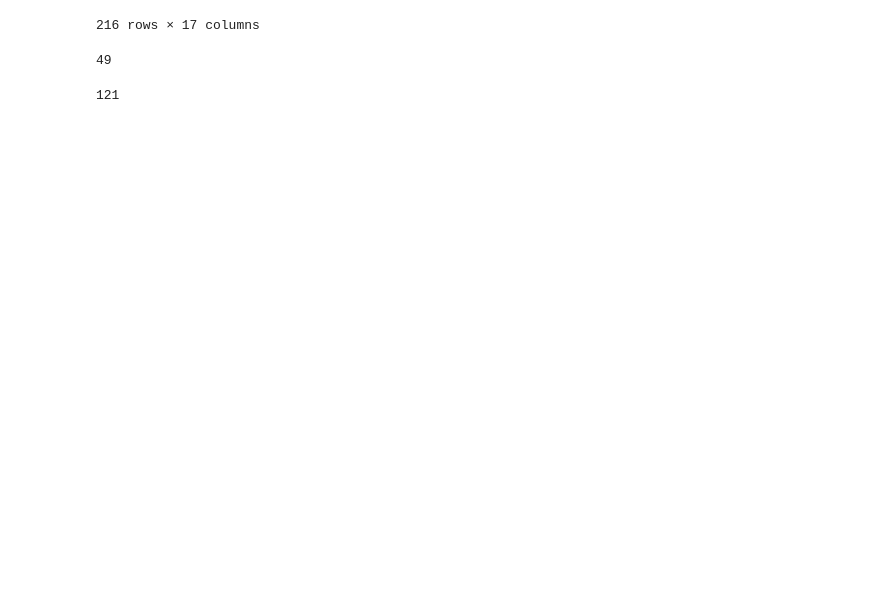
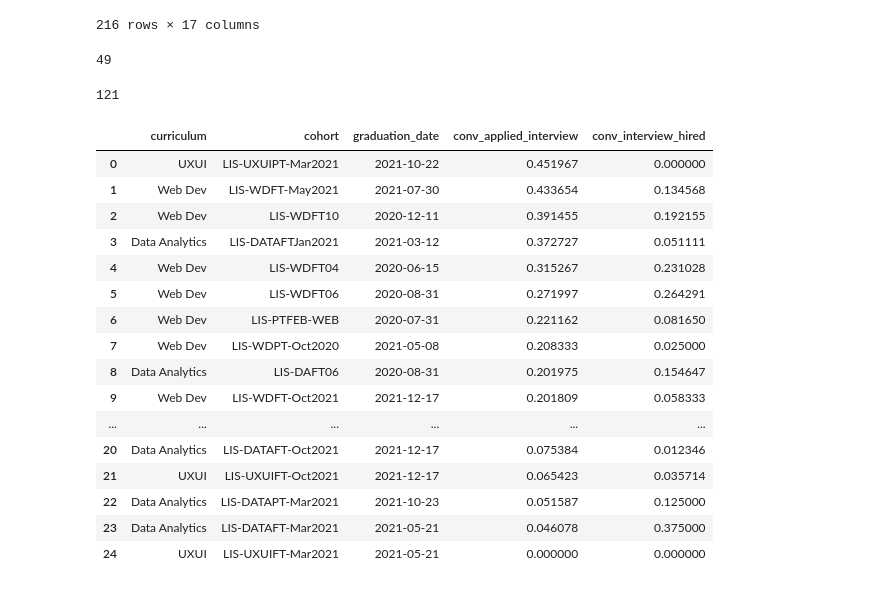
Before and after one commit to calvinhus/statistics_project, a Jupyter notebook: data_cleaning.ipynb, the cells around one changed output. Saved outputs shown, nothing was run; the diff lists cells and outputs as text; code cells hidden in the pictures; blank space fills up the shorter version.

```diff
--- a/data_cleaning.ipynb
+++ b/data_cleaning.ipynb
@@ -255,3 +257,25 @@ len(clean_data[condition1 | condition2])
 len(clean_data[clean_data['hired'] == 1])
 # %% [output]
 121
+# %%
+conv_rate = clean_data.groupby(['curriculum', 'cohort', 'graduation_date']).agg({'conv_applied_interview': 'mean', 'conv_interview_hired': 'mean'})#lambda x : x.mean()/len(x)
+conv_rate = conv_rate.sort_values(by='conv_applied_interview', ascending=False).reset_index()
+conv_rate
+# %% [output]
+|  | curriculum | cohort | graduation_date | conv_applied_interview | conv_interview_hired |
+| 0 | UXUI | LIS-UXUIPT-Mar2021 | 2021-10-22 | 0.451967 | 0.000000 |
+| 1 | Web Dev | LIS-WDFT-May2021 | 2021-07-30 | 0.433654 | 0.134568 |
+| 2 | Web Dev | LIS-WDFT10 | 2020-12-11 | 0.391455 | 0.192155 |
+| 3 | Data Analytics | LIS-DATAFTJan2021 | 2021-03-12 | 0.372727 | 0.051111 |
+| 4 | Web Dev | LIS-WDFT04 | 2020-06-15 | 0.315267 | 0.231028 |
+| 5 | Web Dev | LIS-WDFT06 | 2020-08-31 | 0.271997 | 0.264291 |
+| 6 | Web Dev | LIS-PTFEB-WEB | 2020-07-31 | 0.221162 | 0.081650 |
+| 7 | Web Dev | LIS-WDPT-Oct2020 | 2021-05-08 | 0.208333 | 0.025000 |
+| 8 | Data Analytics | LIS-DAFT06 | 2020-08-31 | 0.201975 | 0.154647 |
+| 9 | Web Dev | LIS-WDFT-Oct2021 | 2021-12-17 | 0.201809 | 0.058333 |
+| ... | ... | ... | ... | ... | ... |
+| 20 | Data Analytics | LIS-DATAFT-Oct2021 | 2021-12-17 | 0.075384 | 0.012346 |
+| 21 | UXUI | LIS-UXUIFT-Oct2021 | 2021-12-17 | 0.065423 | 0.035714 |
+| 22 | Data Analytics | LIS-DATAPT-Mar2021 | 2021-10-23 | 0.051587 | 0.125000 |
+| 23 | Data Analytics | LIS-DATAFT-Mar2021 | 2021-05-21 | 0.046078 | 0.375000 |
+| 24 | UXUI | LIS-UXUIFT-Mar2021 | 2021-05-21 | 0.000000 | 0.000000 |
```
Also changed, not shown: parts of 12 cells of this notebook, 3 other files.
